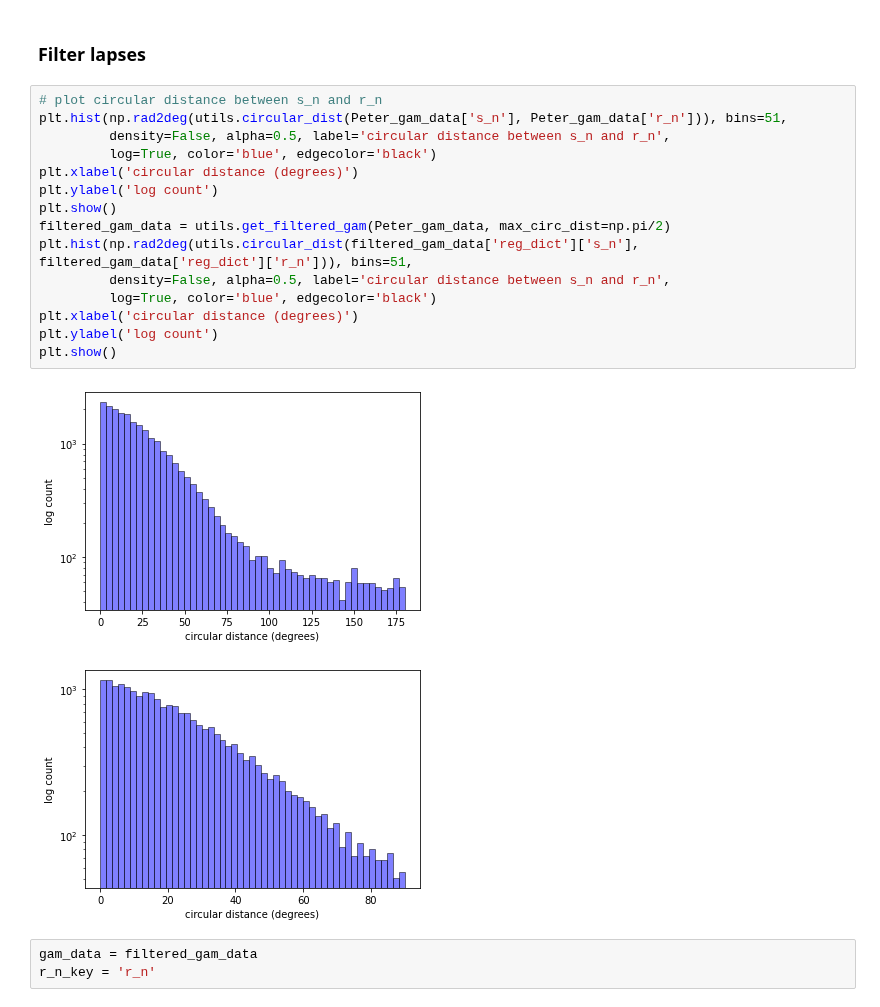
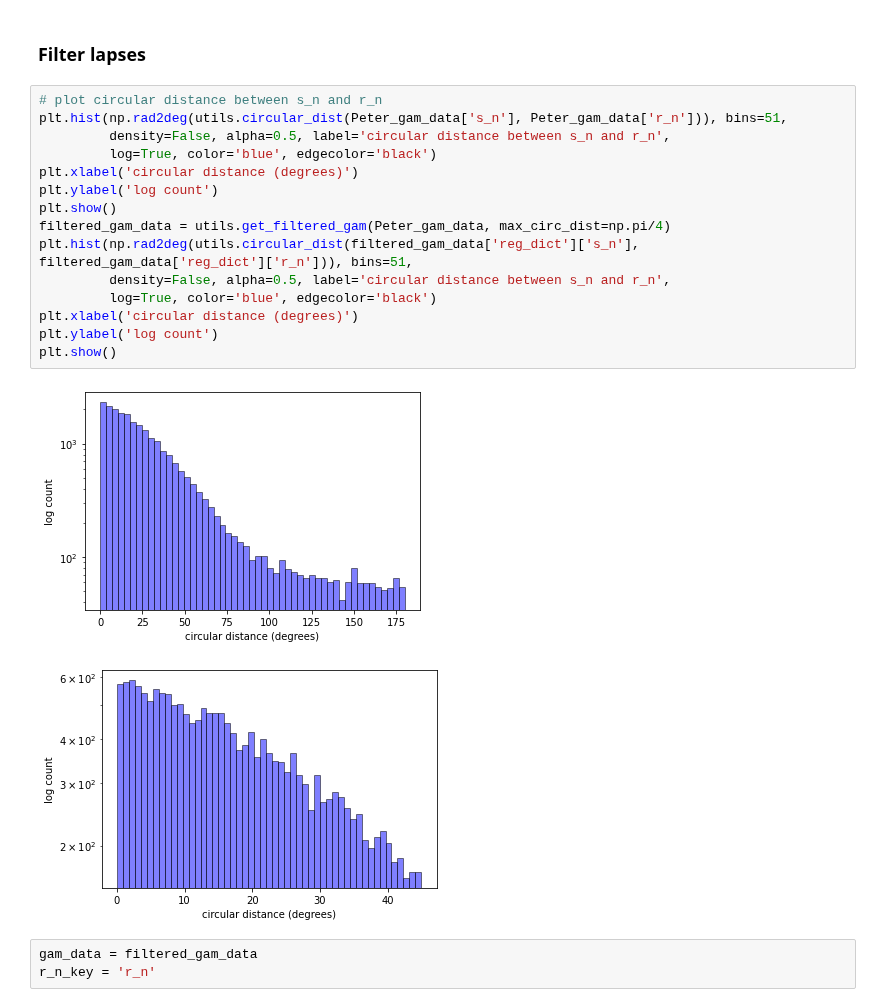
Before and after one commit to ak47na/multisensory_causal_inference, a Jupyter notebook: serial_dependence.ipynb, the cells around one changed output. Saved outputs shown, nothing was run; the diff lists cells and outputs as text.

```diff
--- a/serial_dependence.ipynb
+++ b/serial_dependence.ipynb
@@ -44,21 +47,21 @@ plt.plot(Peter_u_map['grid'], Peter_u_map['pdf'], 'o', label='Peter uniform mode
 # %%
 # plot circular distance between s_n and r_n
 plt.hist(np.rad2deg(utils.circular_dist(Peter_gam_data['s_n'], Peter_gam_data['r_n'])), bins=51,
          density=False, alpha=0.5, label='circular distance between s_n and r_n',
          log=True, color='blue', edgecolor='black')
 plt.xlabel('circular distance (degrees)')
 plt.ylabel('log count')
 plt.show()
-filtered_gam_data = utils.get_filtered_gam(Peter_gam_data, max_circ_dist=np.pi/2)
+filtered_gam_data = utils.get_filtered_gam(Peter_gam_data, max_circ_dist=np.pi/4)
 plt.hist(np.rad2deg(utils.circular_dist(filtered_gam_data['reg_dict']['s_n'], filtered_gam_data['reg_dict']['r_n'])), bins=51,
          density=False, alpha=0.5, label='circular distance between s_n and r_n',
          log=True, color='blue', edgecolor='black')
 plt.xlabel('circular distance (degrees)')
 plt.ylabel('log count')
 plt.show()
 # %% [output]
 [figure]
-[figure, old version]
+[figure, new version]
 # %%
 gam_data = filtered_gam_data
 r_n_key = 'r_n'
```
Also changed, not shown: parts of 8 cells of this notebook, 1 other file.
